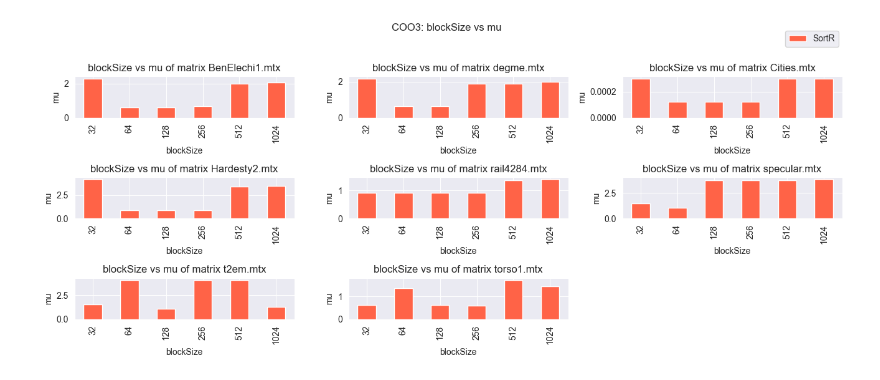
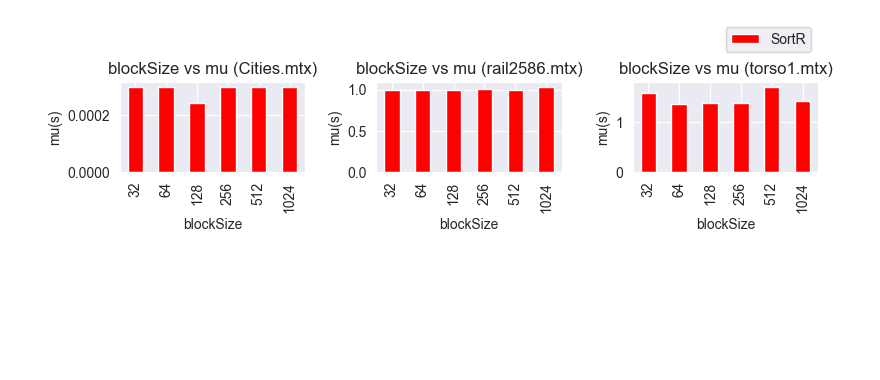
Before and after one commit to GuglielmoZocca/GPU-Computing-2025-240182, a Jupyter notebook: graph_report.ipynb, the cells around one changed output. Cells and saved outputs as stored; diff of their text form; code cells hidden in the pictures; blank space fills up the shorter version.

```diff
--- a/graph_report.ipynb
+++ b/graph_report.ipynb
@@ -13,8 +4,8 @@ import numpy as np
 import matplotlib.pyplot as plt
 import seaborn as sns
 # %%
-data = pd.read_csv('GPU/test/GPU_test_Complete.csv')
-dataC = pd.read_csv('CPU/test/CPU_test_Complete.csv')
-fields_to_plot = ["BenElechi1.mtx", "degme.mtx", "Cities.mtx", "Hardesty2.mtx", "mawi_201512012345.mtx","rail4284.mtx","specular.mtx","t2em.mtx","torso1.mtx"]
+data = pd.read_csv('GPU/test/GPU_test_Complete.csv') #Cpu solution test data
+dataC = pd.read_csv('CPU/test/CPU_test_Complete.csv') #Gpu solution test data
+fields_to_plot = ["BenElechi1.mtx", "degme.mtx", "Cities.mtx", "Hardesty2.mtx", "mawi_201512012345.mtx","rail2586.mtx","specular.mtx","torso1.mtx"] #Matrix considered
 
-colors = ['#FF6347', '#4682B4', '#32CD32', '#FFD700','#FFA500','pink']
+colors = ['red', 'blue', 'green', 'yellow','orange','pink'] #Colors for the graph.
@@ -103,34 +144,34 @@ print(ResultCOO2)
 # %%
 dfo = pd.DataFrame(data)
 dfo = dfo[dfo["id"] == "COO3"]
 #print(df)
 
-fields_to_plotCOO3 = ["BenElechi1.mtx", "degme.mtx", "Cities.mtx", "Hardesty2.mtx","rail4284.mtx","specular.mtx","t2em.mtx","torso1.mtx"]
+fields_to_plotCOO3 = ["Cities.mtx", "rail2586.mtx","torso1.mtx"]
 #pivot_df = df.pivot(index="id", columns="nonZeros", values="mu").fillna(0)
+#
 
-fig, axes = plt.subplots(3, 3, figsize=(30, 12))
 
-fig.delaxes(axes[2,2])
+fig, axes = plt.subplots(1, 3, figsize=(30, 12))
+
+
 
 for ax, field in zip(axes.flatten(), fields_to_plotCOO3):
     df = dfo[dfo["matrix"] == field]
     pivot_df = df.pivot_table(index="blockSize", columns="sort", values="mu",
-                     aggfunc='mean',  # or 'sum', 'count', etc. depending on your needs
+                     aggfunc='mean',
                      fill_value=0)
-    #sns.barplot(x="nonZeros", y=field, data=df, ax=ax,hue='id', palette="viridis")
-    pivot_df.sort_index(inplace=True)  # Optional: sort x-axis
-    pivot_df.plot(kind="bar",ax=ax, figsize=(13, 5), color=colors)
-    ax.set_title(f"blockSize vs mu of matrix {field}")
+    pivot_df.sort_index(inplace=True)
+    pivot_df.plot(kind="bar",ax=ax, figsize=(8, 2), color=colors, )
+    ax.set_title(f"blockSize vs mu ({field})")
     ax.set_xlabel("blockSize")
-    ax.set_ylabel("mu")
+    ax.set_ylabel("mu(s)")
     ax.legend().remove()
 
 plt.tight_layout()
-fig.suptitle("COO3: blockSize vs mu",y=1.1)
-plt.legend(bbox_to_anchor=(1.25, 6.1, 1, 1))
+plt.legend(bbox_to_anchor=(0.001, 0.7, 1, 1))
 plt.show()
 # %% [output]
-[figure, old version]
+[figure, new version]
 # %%
 ResultCOO3 = {}
 for field in fields_to_plotCOO3:
```
Also changed, not shown: parts of 37 cells of this notebook, 17 other files.
